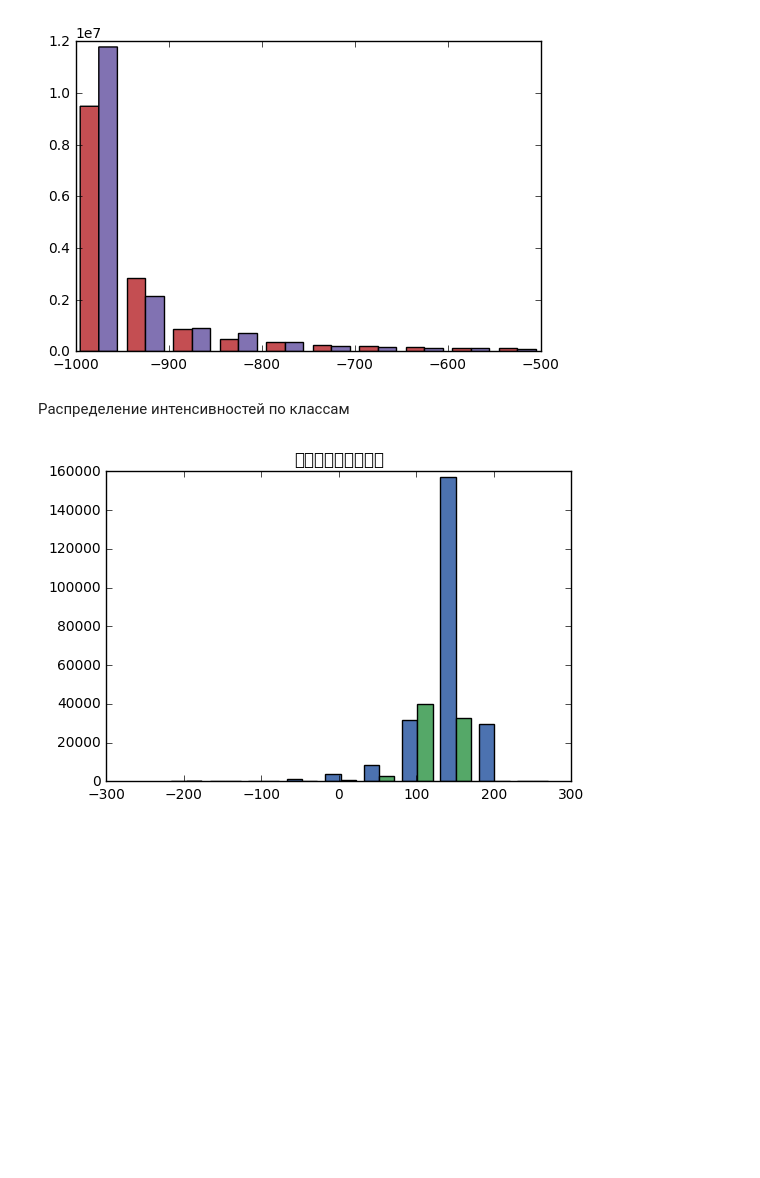
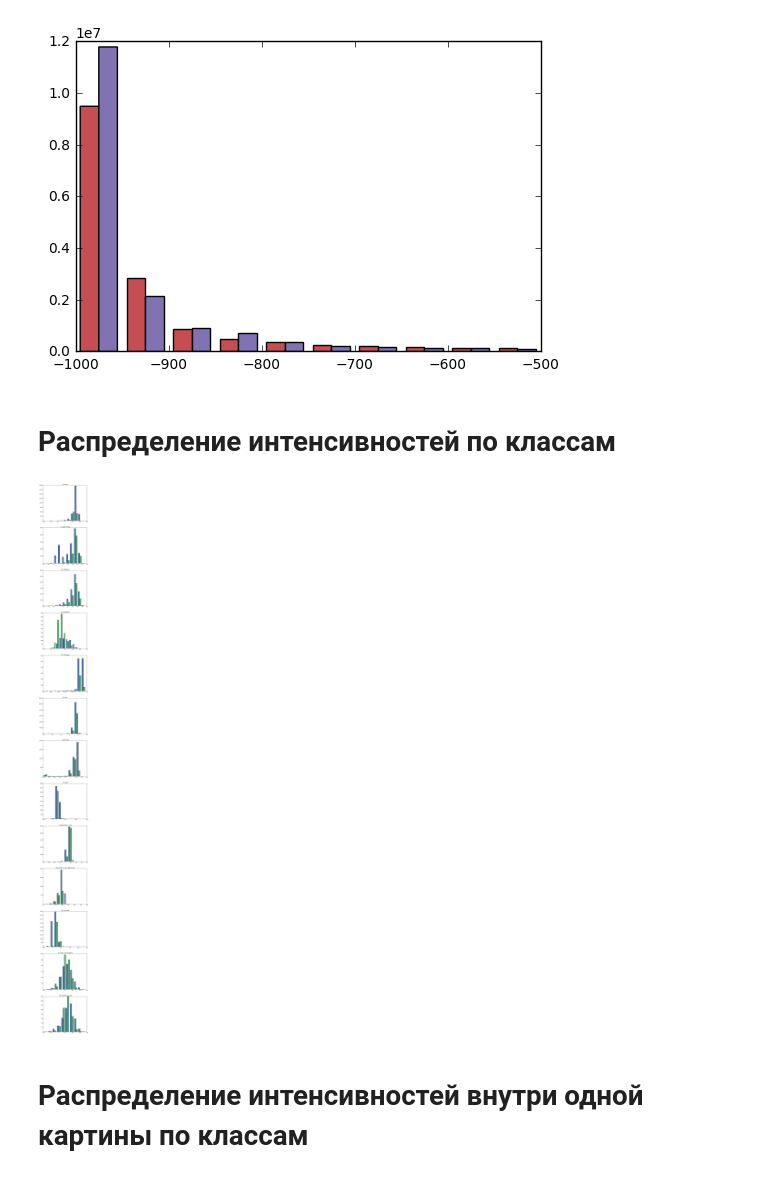
Before and after one commit to mnvl/outmark, a Jupyter notebook: EDA/CompareTwoScans.ipynb, the cells around one changed output. Cells and saved outputs as stored; diff of their text form; code cells hidden in the pictures; blank space fills up the shorter version.

```diff
--- a/EDA/CompareTwoScans.ipynb
+++ b/EDA/CompareTwoScans.ipynb
@@ -35,25 +37,55 @@ plt.show()
 # %% [output]
 [figure]
 # %% [markdown]
-Распределение интенсивностей по классам
+# Распределение интенсивностей по классам
+# %%
+classnames = [
+    "(1) spleen",
+    "(2) right kidney",
+    "(3) left kidney",
+    "(4) gallbladder",
+    "(5) esophagus",
+    "(6) liver",
+    "(7) stomach",
+    "(8) aorta",
+    "(9) inferior vena cava",
+    "(10) portal vein and splenic vein",
+    "(11) pancreas",
+    "(12) right adrenal gland",
+    "(13) left adrenal gland"]
+
+plt.figure(figsize=(8, 100))
+for i, n in enumerate(classnames):
+    plt.subplot(len(classnames), 1, i + 1)
+    plt.hist([image1.get_data().flatten()[label1.get_data().flatten() == i + 1],
+          image2.get_data().flatten()[label2.get_data().flatten() == i + 1]])
+    plt.title(n)
+plt.show()
+# %% [output]
+[figure, added]
+# %% [markdown]
+# Распределение интенсивностей внутри одной картины по классам
 # %%
-(1) spleen
-(2) right kidney
-(3) left kidney
-(4) gallbladder
-(5) esophagus
-(6) liver
-(7) stomach
-(8) aorta
-(9) inferior vena cava
-(10) portal vein and splenic vein
-(11) pancreas
-(12) right adrenal gland
-(13) left adrenal gland
+classnames = [
+    "(1) spleen",
+    "(2) right kidney",
+    "(3) left kidney",
+    "(4) gallbladder",
+    "(5) esophagus",
+    "(6) liver",
+    "(7) stomach",
+    "(8) aorta",
+    "(9) inferior vena cava",
+    "(10) portal vein and splenic vein",
+    "(11) pancreas",
+    "(12) right adrenal gland",
+    "(13) left adrenal gland"]
 
-plt.hist([image1.get_data().flatten()[label1.get_data().flatten() == 1],
-          image2.get_data().flatten()[label2.get_data().flatten() == 1]])
-plt.title()
+plt.figure(figsize=(8, 100))
+datas = []
+for i, n in enumerate(classnames):
+    datas.append(
+    plt.hist([image1.get_data().flatten()[label1.get_data().flatten() == i + 1],
+          image2.get_data().flatten()[label2.get_data().flatten() == i + 1]])
+    plt.title(n)
 plt.show()
-# %% [output]
-[figure, removed]
```
Also changed, not shown: parts of 3 cells of this notebook.
